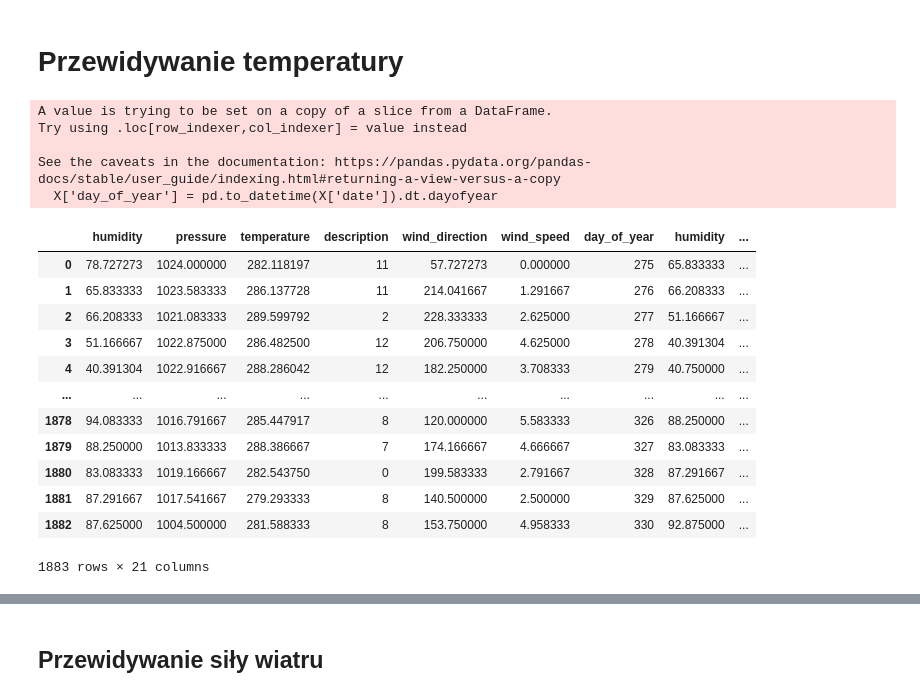
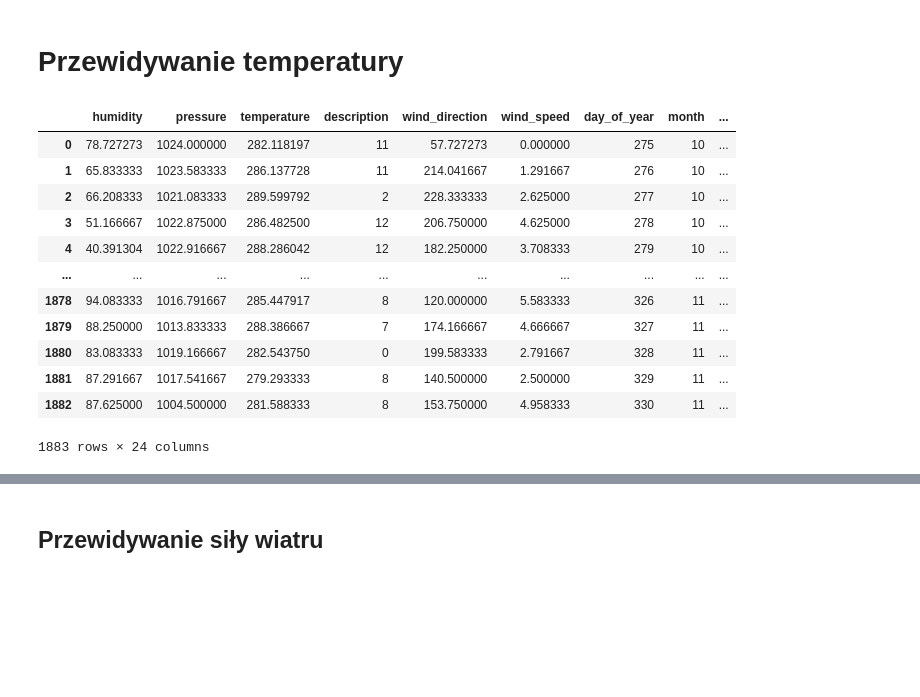
Before and after one commit to Bieslaw/NeuronProject, a Jupyter notebook: Projekt3.ipynb, the cells around one changed output, grey strips where cells are left out. Cells and saved outputs as stored; diff of their text form; code cells hidden in the pictures; blank space fills up the shorter version.

Commit message:
Scaling and wind fix

```diff
--- a/Projekt3.ipynb
+++ b/Projekt3.ipynb
@@ -69,38 +84,35 @@ df_Portland
 # %% [markdown]
 # Przewidywanie temperatury
 # %%
-X = df_Portland.iloc[:-2]
+X = df_Portland.iloc[:-2].copy()
 y =  df_Portland['temperature'].iloc[4:]
 
 X.reset_index(inplace= True)
 X['day_of_year'] = pd.to_datetime(X['date']).dt.dayofyear
+X['month'] = pd.to_datetime(X['date']).dt.month
+# X['day_sin'] = np.sin(X['day_of_year']/365 * 2 * np.pi)
+# X['day_cos'] = np.cos(X['day_of_year']/365 * 2 * np.pi)
+# X = X.drop(columns = ['day_of_year'])
+
 X = X.drop('date', axis=1)
-#X = X.drop('humidity', axis=1)
-#X = X.drop('pressure', axis=1)
-#X = X.drop('description', axis=1)
-#X = X.drop('wind_direction', axis=1)
-#X = X.drop('wind_speed', axis=1)
+column_names = X.columns.to_list()
 X= pd.concat([X.iloc[:-2].reset_index(drop=True),X.iloc[1:-1].reset_index(drop=True),X.iloc[2:].reset_index(drop=True)],axis = 1)
+X.columns = column_names + [c + '_1' for c in column_names] + [c + '_2' for c in column_names]
 X
 # %% [output]
+|  | humidity | pressure | temperature | description | wind_direction | wind_speed | day_of_year | month | ... |
+| 0 | 78.727273 | 1024.000000 | 282.118197 | 11 | 57.727273 | 0.000000 | 275 | 10 | ... |
+| 1 | 65.833333 | 1023.583333 | 286.137728 | 11 | 214.041667 | 1.291667 | 276 | 10 | ... |
+| 2 | 66.208333 | 1021.083333 | 289.599792 | 2 | 228.333333 | 2.625000 | 277 | 10 | ... |
+| 3 | 51.166667 | 1022.875000 | 286.482500 | 12 | 206.750000 | 4.625000 | 278 | 10 | ... |
+| 4 | 40.391304 | 1022.916667 | 288.286042 | 12 | 182.250000 | 3.708333 | 279 | 10 | ... |
+| ... | ... | ... | ... | ... | ... | ... | ... | ... | ... |
+| 1878 | 94.083333 | 1016.791667 | 285.447917 | 8 | 120.000000 | 5.583333 | 326 | 11 | ... |
+| 1879 | 88.250000 | 1013.833333 | 288.386667 | 7 | 174.166667 | 4.666667 | 327 | 11 | ... |
+| 1880 | 83.083333 | 1019.166667 | 282.543750 | 0 | 199.583333 | 2.791667 | 328 | 11 | ... |
+| 1881 | 87.291667 | 1017.541667 | 279.293333 | 8 | 140.500000 | 2.500000 | 329 | 11 | ... |
+| 1882 | 87.625000 | 1004.500000 | 281.588333 | 8 | 153.750000 | 4.958333 | 330 | 11 | ... |
-A value is trying to be set on a copy of a slice from a DataFrame.
-Try using .loc[row_indexer,col_indexer] = value instead
-
-See the caveats in the documentation: https://pandas.pydata.org/pandas-docs/stable/user_guide/indexing.html#returning-a-view-versus-a-copy
-  X['day_of_year'] = pd.to_datetime(X['date']).dt.dayofyear
+1883 rows × 24 columns
-|  | humidity | pressure | temperature | description | wind_direction | wind_speed | day_of_year | humidity | ... |
-| 0 | 78.727273 | 1024.000000 | 282.118197 | 11 | 57.727273 | 0.000000 | 275 | 65.833333 | ... |
-| 1 | 65.833333 | 1023.583333 | 286.137728 | 11 | 214.041667 | 1.291667 | 276 | 66.208333 | ... |
-| 2 | 66.208333 | 1021.083333 | 289.599792 | 2 | 228.333333 | 2.625000 | 277 | 51.166667 | ... |
-| 3 | 51.166667 | 1022.875000 | 286.482500 | 12 | 206.750000 | 4.625000 | 278 | 40.391304 | ... |
-| 4 | 40.391304 | 1022.916667 | 288.286042 | 12 | 182.250000 | 3.708333 | 279 | 40.750000 | ... |
-| ... | ... | ... | ... | ... | ... | ... | ... | ... | ... |
-| 1878 | 94.083333 | 1016.791667 | 285.447917 | 8 | 120.000000 | 5.583333 | 326 | 88.250000 | ... |
-| 1879 | 88.250000 | 1013.833333 | 288.386667 | 7 | 174.166667 | 4.666667 | 327 | 83.083333 | ... |
-| 1880 | 83.083333 | 1019.166667 | 282.543750 | 0 | 199.583333 | 2.791667 | 328 | 87.291667 | ... |
-| 1881 | 87.291667 | 1017.541667 | 279.293333 | 8 | 140.500000 | 2.500000 | 329 | 87.625000 | ... |
-| 1882 | 87.625000 | 1004.500000 | 281.588333 | 8 | 153.750000 | 4.958333 | 330 | 92.875000 | ... |
-1883 rows × 21 columns
 # %%
 X_train, X_test, y_train, y_test = train_test_split(
            X, y, test_size = 0.3, random_state = 0,shuffle=False)
```
Also changed, not shown: parts of 16 cells of this notebook.
